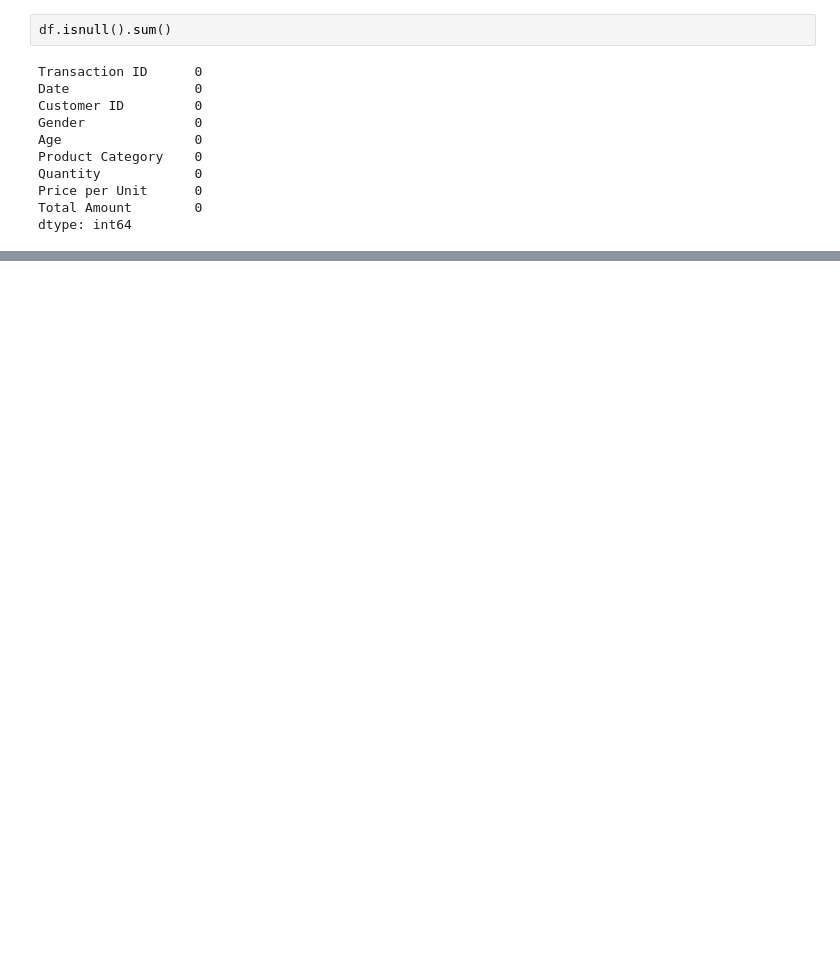
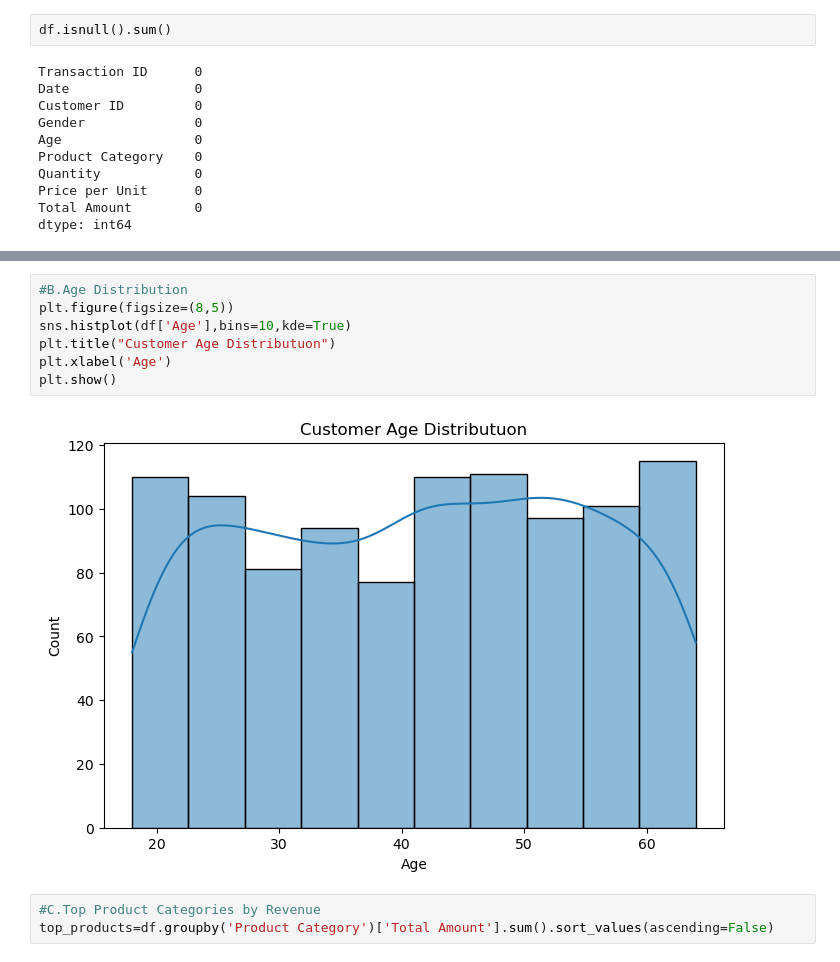
Before and after one commit to Sugandha-H-B/OIBSIP, a Jupyter notebook: Task1.ipynb, the cells around one changed output, grey strips where cells are left out. Drawn from its saved outputs; the diff is of its cells as text; blank space fills up the shorter version.

```diff
--- a/Task1.ipynb
+++ b/Task1.ipynb
@@ -68,0 +102,12 @@ Name: 0, dtype: float64
+# %%
+#B.Age Distribution
+plt.figure(figsize=(8,5))
+sns.histplot(df['Age'],bins=10,kde=True)
+plt.title("Customer Age Distributuon")
+plt.xlabel('Age')
+plt.show()
+# %% [output]
+[figure, added]
+# %%
+#C.Top Product Categories by Revenue
+top_products=df.groupby('Product Category')['Total Amount'].sum().sort_values(ascending=False)
```
Also changed, not shown: parts of 10 cells of this notebook.
